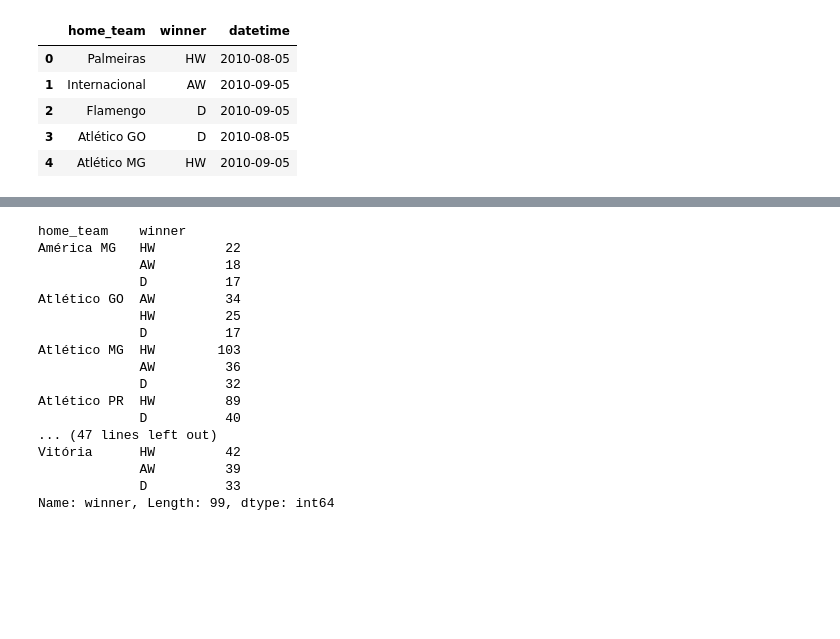
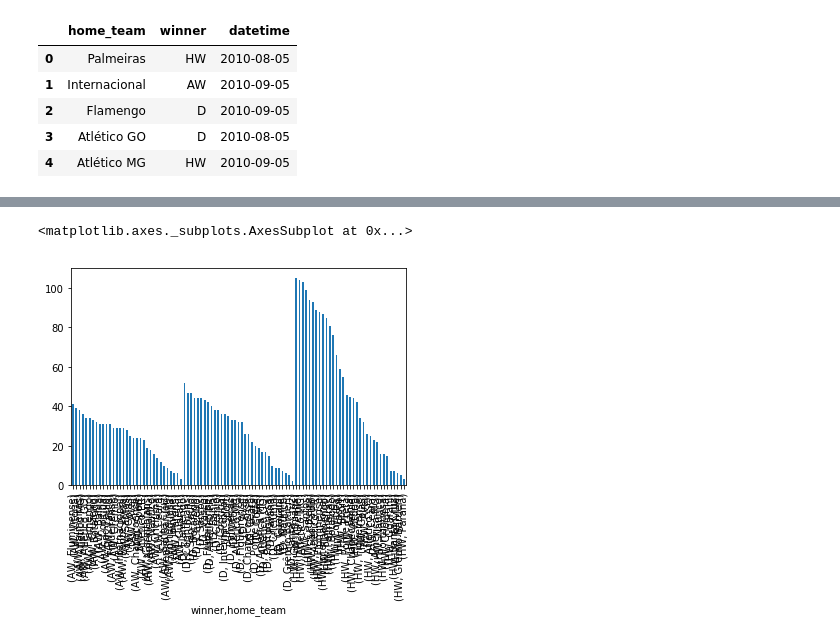
Before and after one commit to hlapa/brazilian_soccer_prediction, a Jupyter notebook: EDA.ipynb, the cells around one changed output, grey strips where cells are left out. Cells and saved outputs as stored; diff of their text form; code cells hidden in the pictures; blank space fills up the shorter version.

```diff
--- a/EDA.ipynb
+++ b/EDA.ipynb
@@ -54,5 +60,2 @@ eda['winner'].value_counts().plot.bar()
 # %%
 times=eda[['home_team','winner','datetime']]
-# %%
-times['score_home']=0
-times['score_away']=0
@@ -80,20 +91,5 @@ temp=times.groupby(['home_team'])['winner'].value_counts()
-# %%
-temp
-# %% [output]
-home_team    winner
-América MG   HW         22
-             AW         18
-             D          17
-Atlético GO  AW         34
-             HW         25
-             D          17
-Atlético MG  HW        103
-             AW         36
-             D          32
-Atlético PR  HW         89
-             D          40
-... (47 lines left out)
-Vitória      HW         42
-             AW         39
-             D          33
-Name: winner, Length: 99, dtype: int64
+# %%
+times.groupby(['winner'])['home_team'].value_counts().plot.bar()
+# %% [output]
+<matplotlib.axes._subplots.AxesSubplot at 0x...>
+[figure, added]
```
Also changed, not shown: parts of 5 cells of this notebook.
